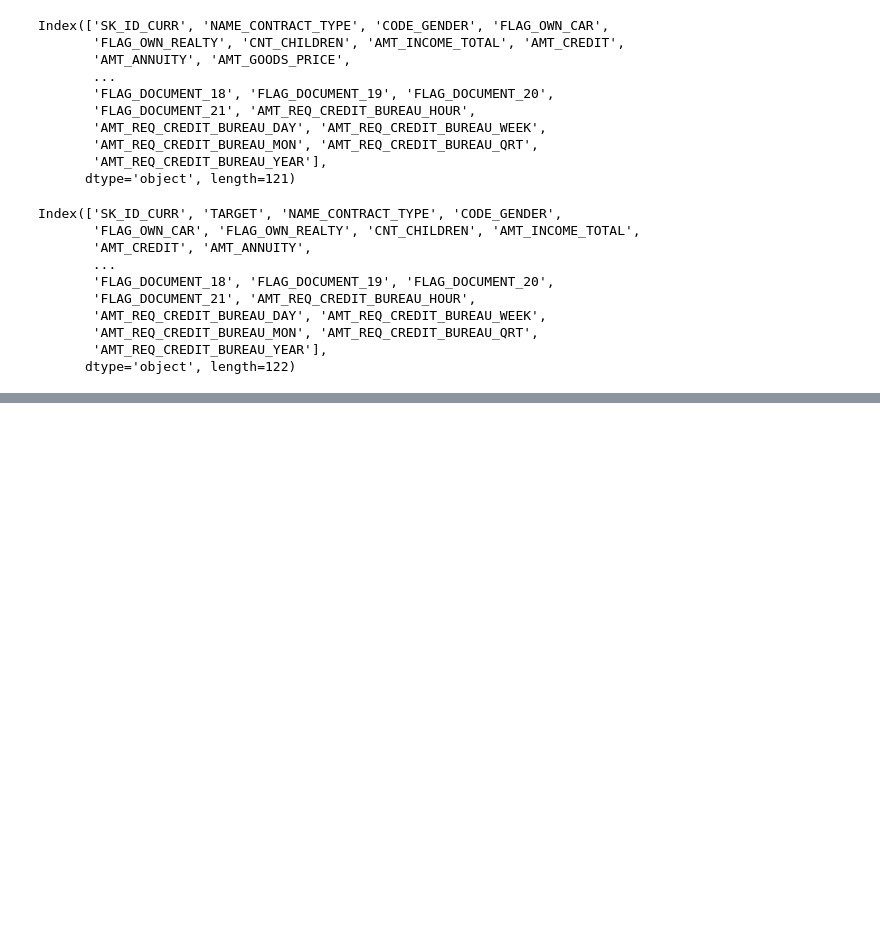
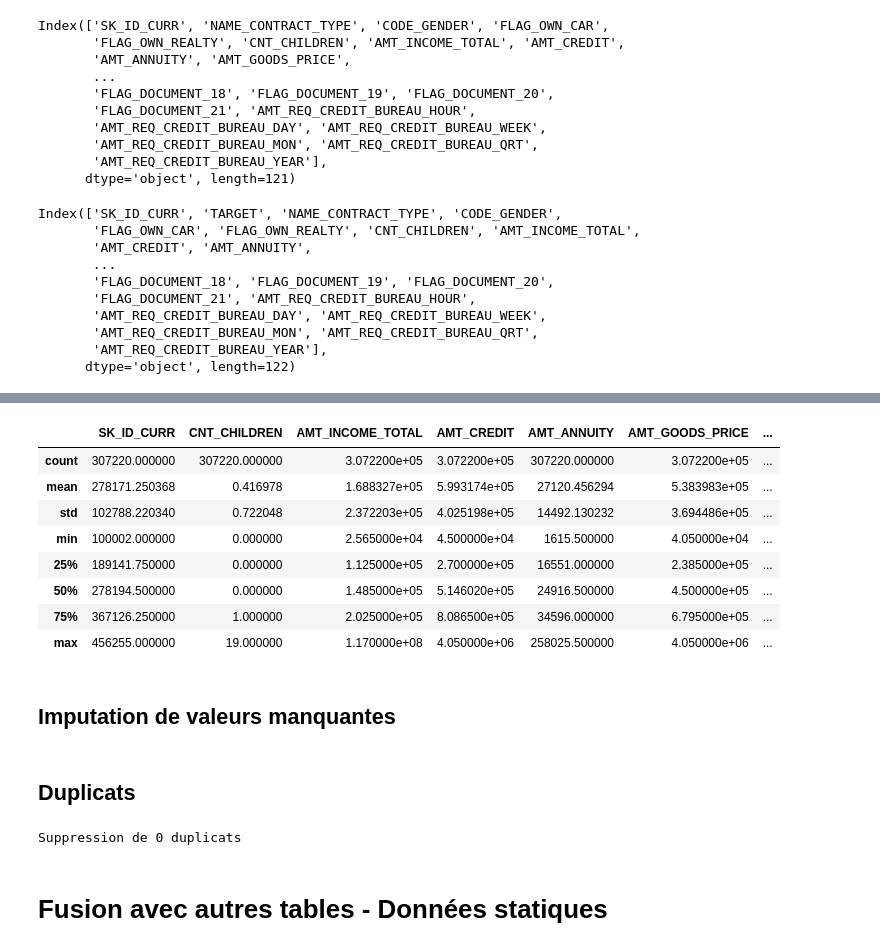
Before and after one commit to Anvil-Late/Default_risk_prediction, a Jupyter notebook: Projet 7.ipynb, the cells around one changed output, grey strips where cells are left out. Saved outputs shown, nothing was run; the diff lists cells and outputs as text; code cells hidden in the pictures; blank space fills up the shorter version.

```diff
--- a/Projet 7.ipynb
+++ b/Projet 7.ipynb
@@ -134 +223,14 @@ Index(['SK_ID_CURR', 'TARGET', 'NAME_CONTRACT_TYPE', 'CODE_GENDER',
+# %%
+fillna_values = {}
+
+for column in ["OBS_30_CNT_SOCIAL_CIRCLE", "DEF_30_CNT_SOCIAL_CIRCLE", "OBS_60_CNT_SOCIAL_CIRCLE", "DEF_60_CNT_SOCIAL_CIRCLE",
+ "AMT_REQ_CREDIT_BUREAU_HOUR", "AMT_REQ_CREDIT_BUREAU_DAY", "AMT_REQ_CREDIT_BUREAU_WEEK", "AMT_REQ_CREDIT_BUREAU_MON",
+    "AMT_REQ_CREDIT_BUREAU_QRT", "AMT_REQ_CREDIT_BUREAU_YEAR"]:
+    fillna_values[column] = 0
+
+fillna_values["NAME_TYPE_SUITE"] = "Unaccompanied"
+
+data.fillna(value = fillna_values, inplace = True)
+# %%
+data.dropna(subset = ["AMT_ANNUITY", "AMT_GOODS_PRICE", "CNT_FAM_MEMBERS", "DAYS_LAST_PHONE_CHANGE"], inplace = True)
 # %% [markdown]
@@ -136,13 +238,13 @@ Index(['SK_ID_CURR', 'TARGET', 'NAME_CONTRACT_TYPE', 'CODE_GENDER',
 # %%
 inTrain , inTest = next(GroupShuffleSplit(train_size = 0.7, random_state = 42).\
-                        split(application_train, groups = application_train["SK_ID_CURR"])
+                        split(data, groups = data["SK_ID_CURR"])
                        )
 def trainset(dataset, subsetter=inTrain):
     return dataset.iloc[subsetter]
 # %%
-X = application_train.drop(columns = "TARGET")
-y_train = trainset(application_train["TARGET"])
-y_test = application_train["TARGET"].iloc[inTest]
+X = data.drop(columns = "TARGET")
+y_train = trainset(data["TARGET"])
+y_test = data["TARGET"].iloc[inTest]
 # %%
 X.head()
 # %% [output]
@@ -181,0 +273,14 @@ trainset(X).shape
+# %%
+X.describe()
+# %% [output]
+|  | SK_ID_CURR | CNT_CHILDREN | AMT_INCOME_TOTAL | AMT_CREDIT | AMT_ANNUITY | AMT_GOODS_PRICE | ... |
+| count | 307220.000000 | 307220.000000 | 3.072200e+05 | 3.072200e+05 | 307220.000000 | 3.072200e+05 | ... |
+| mean | 278171.250368 | 0.416978 | 1.688327e+05 | 5.993174e+05 | 27120.456294 | 5.383983e+05 | ... |
+| std | 102788.220340 | 0.722048 | 2.372203e+05 | 4.025198e+05 | 14492.130232 | 3.694486e+05 | ... |
+| min | 100002.000000 | 0.000000 | 2.565000e+04 | 4.500000e+04 | 1615.500000 | 4.050000e+04 | ... |
+| 25% | 189141.750000 | 0.000000 | 1.125000e+05 | 2.700000e+05 | 16551.000000 | 2.385000e+05 | ... |
+| 50% | 278194.500000 | 0.000000 | 1.485000e+05 | 5.146020e+05 | 24916.500000 | 4.500000e+05 | ... |
+| 75% | 367126.250000 | 1.000000 | 2.025000e+05 | 8.086500e+05 | 34596.000000 | 6.795000e+05 | ... |
+| max | 456255.000000 | 19.000000 | 1.170000e+08 | 4.050000e+06 | 258025.500000 | 4.050000e+06 | ... |
+# %% [markdown]
+## Imputation de valeurs manquantes
@@ -181,0 +290,10 @@ trainset(X).shape
+# %% [markdown]
+## Duplicats
+# %%
+nrows_prev = X.shape[0]
+X.drop_duplicates(subset = "SK_ID_CURR", inplace = True)
+print("Suppression de {} duplicats".format(X.shape[0] - nrows_prev))
+# %% [output]
+Suppression de 0 duplicats
+# %% [markdown]
+# Fusion avec autres tables - Données statiques
```
Also changed, not shown: parts of 50 cells of this notebook.
